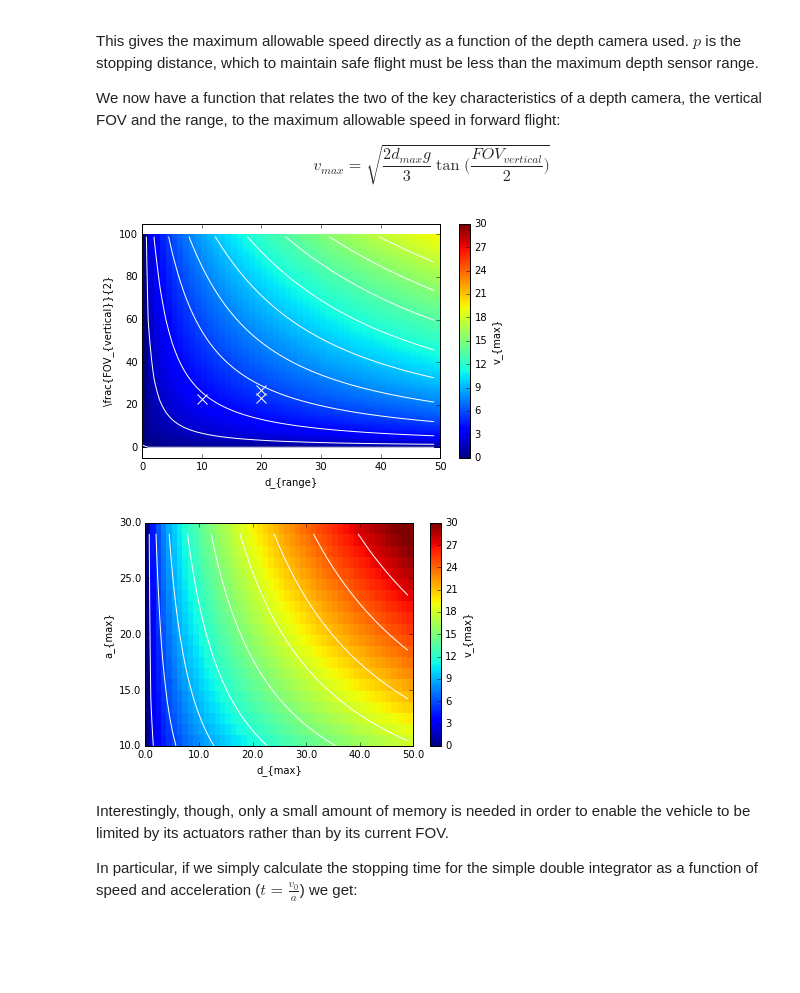
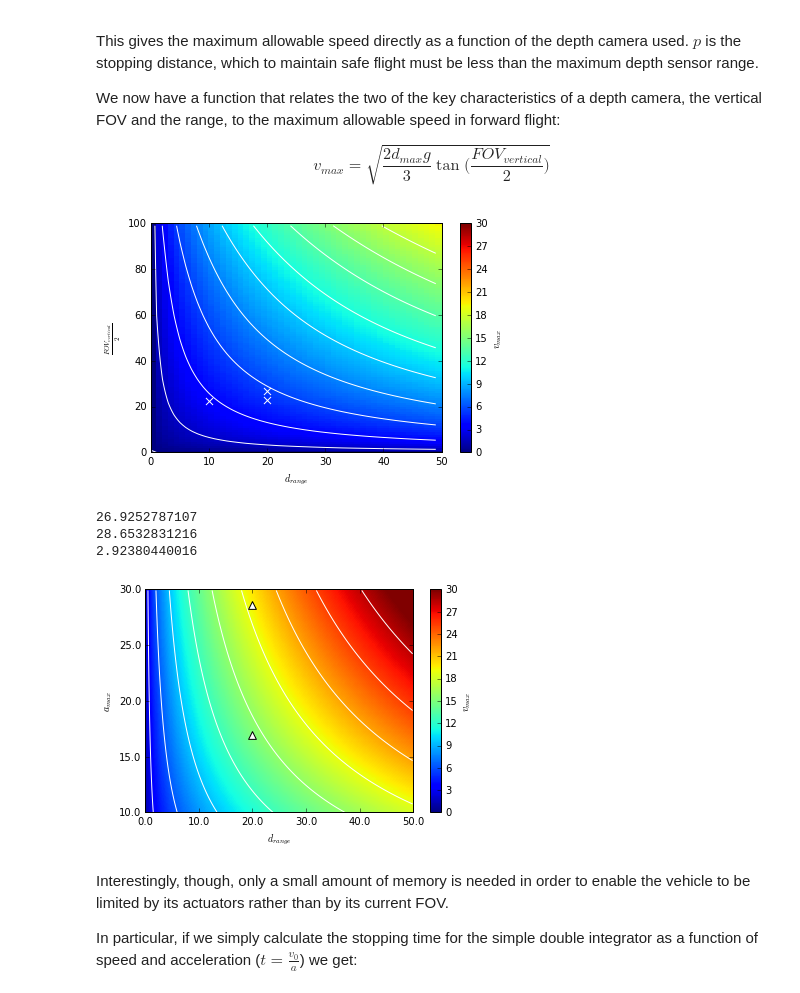
Before and after one commit to peteflorence/analysis-nanomap, a Jupyter notebook: Why memory.ipynb, the cells around one changed output. Drawn from its saved outputs; the diff is of its cells as text; code cells hidden in the pictures; blank space fills up the shorter version.

```diff
--- a/Why memory.ipynb
+++ b/Why memory.ipynb
@@ -26,38 +26,51 @@ import matplotlib.pyplot as plt
 
 def f(dmax,fov_vertical):
     fov_vertical = fov_vertical * np.pi/180.0
     return np.sqrt(2*dmax*9.8/3*np.tan(fov_vertical/2))
 
 # dmax
 xmin = 0
 xmax = 50
 
 # fov_vertical
 ymin = 0
 ymax = 100
 
 z = numpy.array([[f(x, y) for x in range(xmin,xmax)] for y in range(ymin,ymax)])
 
 plt.pcolormesh(z, vmin=0, vmax=30)
-plt.colorbar(label='v_{max}')
+plt.colorbar(label=r'$v_{max}$')
 curves = 10
 m = max([max(row) for row in z])
 levels = numpy.arange(0, m, (1 / float(curves)) * m)
 plt.contour(z, colors="white", levels=levels)
-plt.xlabel(r'd_{range}')
-plt.ylabel(r'\frac{FOV_{vertical}}{2}')
+plt.xlabel(r'$d_{range}$')
+plt.ylabel(r'$\frac{FOV_{vertical}}{2}$')
 sensor_data_x = [10,20,20] # xtion, realsense r200, zed
 sensor_data_y = [45,46,54]
 for i,v in enumerate(sensor_data_y):
     sensor_data_y[i] = v/2.0
-plt.scatter(sensor_data_x,sensor_data_y,marker='x',color='white',s=100)
+plt.scatter(sensor_data_x,sensor_data_y,marker='x',color='white',edgecolor='black',s=50)
 axes = plt.gca()
 axes.set_xlim([0,50])
+axes.set_ylim([0,100])
 plt.tight_layout()
 plt.savefig('sensors.pdf')
 plt.show()
 # %% [output]
-[figure, old version]
+[figure, new version]
+# %%
+# tan(theta) = x/z
+# x = z tan(theta)
+amax = 9.8*np.tan(70*np.pi/180.0)
+print amax
+total_accel = np.sqrt(9.8**2 + amax**2)
+print total_accel
+print total_accel/9.8
+# %% [output]
+26.9252787107
+28.6532831216
+2.92380440016
 # %%
 def f2(dmax,amax):
     return np.sqrt(2*dmax*amax/3)
@@ -70,8 +83,8 @@ xmax = 50
 ymin = 10
 ymax = 30
 
-xbins = np.arange(xmin,xmax,1.0)
-ybins = np.arange(ymin,ymax,1.0)
+xbins = np.arange(xmin,xmax,0.1)
+ybins = np.arange(ymin,ymax,0.1)
 z = numpy.array([[f2(x, y) for x in xbins] for y in ybins])
 
 plt.pcolormesh(z, vmin=0, vmax=30)
@@ -86,16 +99,22 @@ ytick_locs = np.arange(0,len(ybins)+1,len(ybins)/num_ticks)
 ytick_labels = np.arange(ymin,ymax+1,(ymax-ymin)/num_ticks)
 plt.yticks(ytick_locs, ytick_labels)
 
-plt.colorbar(label='v_{max}')
+plt.colorbar(label=r'$v_{max}$')
 curves = 10
 m = max([max(row) for row in z])
 levels = numpy.arange(0, m, (1 / float(curves)) * m)
+sensor_data_2 = [20*10,20*10]
+max_x_accels = [(16.97-10)*10, (28.6-10)*10] # 60 degree, 70 deg (2.0, 2.9 thrust:weight)
 plt.contour(z, colors="white", levels=levels)
-plt.xlabel('d_{max}')
-plt.ylabel('a_{max}')
+plt.scatter(sensor_data_2,max_x_accels,marker='^',color='white',edgecolor='black',s=60)
+axes = plt.gca()
+axes.set_xlim([0,500])
+axes.set_ylim([0,200])
+plt.xlabel(r'$d_{range}$')
+plt.ylabel(r'$a_{max}$')
 plt.show()
 # %% [output]
-[figure, old version]
+[figure, new version]
 # %% [markdown]
 Interestingly, though, only a small amount of memory is needed in order to enable the vehicle to be limited by its actuators rather than by its current FOV.
 
```
